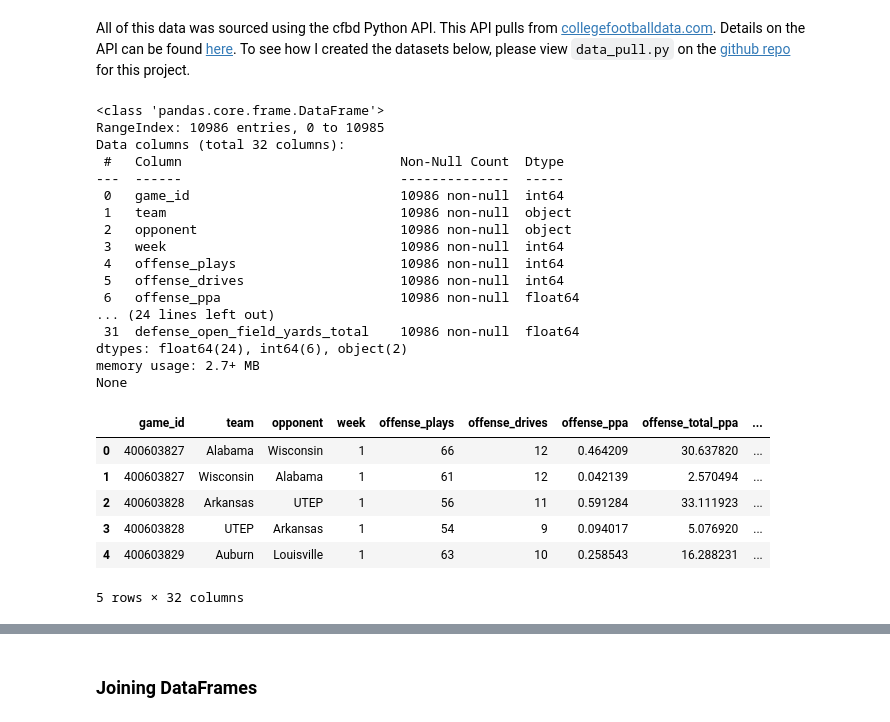
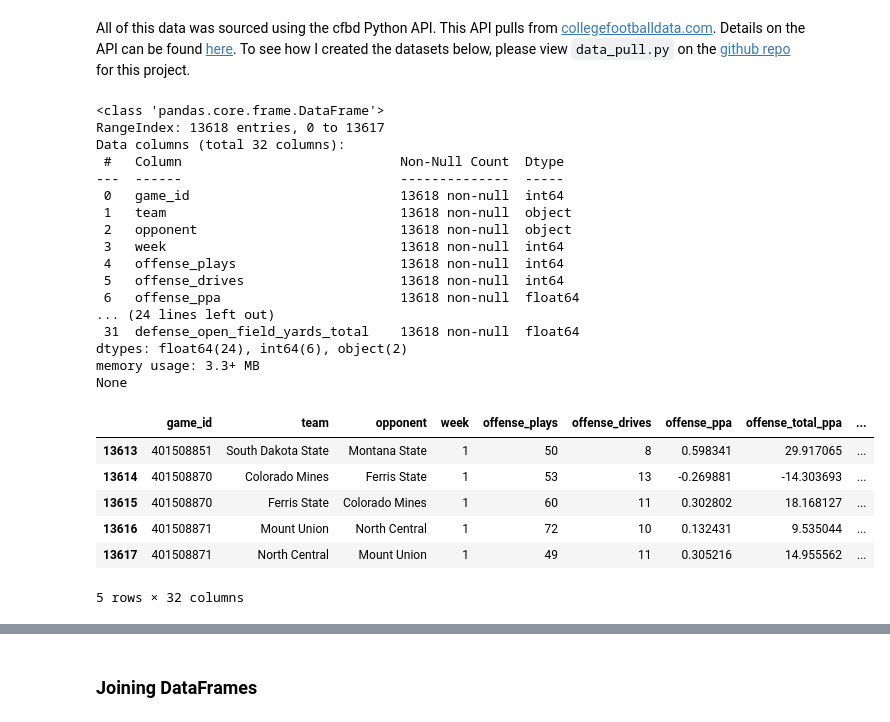
Before and after one commit to davidweck96/College-Football-Analysis, a Jupyter notebook: analysis.ipynb, the cells around one changed output, grey strips where cells are left out. Cells and saved outputs as stored; diff of their text form; code cells hidden in the pictures.

```diff
--- a/analysis.ipynb
+++ b/analysis.ipynb
@@ -31,31 +31,31 @@ teams_df = pd.read_csv(data_path + 'teams.csv')
 win_prob_df = pd.read_csv(data_path + 'win_prob_df.csv')
 # %%
 print(adv_stats_df.info())
-adv_stats_df.head()
+adv_stats_df.tail()
 # %% [output]
 <class 'pandas.core.frame.DataFrame'>
-RangeIndex: 10986 entries, 0 to 10985
+RangeIndex: 13618 entries, 0 to 13617
 Data columns (total 32 columns):
  #   Column                            Non-Null Count  Dtype
 ---  ------                            --------------  -----
- 0   game_id                           10986 non-null  int64
- 1   team                              10986 non-null  object
- 2   opponent                          10986 non-null  object
- 3   week                              10986 non-null  int64
- 4   offense_plays                     10986 non-null  int64
- 5   offense_drives                    10986 non-null  int64
- 6   offense_ppa                       10986 non-null  float64
+ 0   game_id                           13618 non-null  int64
+ 1   team                              13618 non-null  object
+ 2   opponent                          13618 non-null  object
+ 3   week                              13618 non-null  int64
+ 4   offense_plays                     13618 non-null  int64
+ 5   offense_drives                    13618 non-null  int64
+ 6   offense_ppa                       13618 non-null  float64
 ... (24 lines left out)
- 31  defense_open_field_yards_total    10986 non-null  float64
+ 31  defense_open_field_yards_total    13618 non-null  float64
 dtypes: float64(24), int64(6), object(2)
-memory usage: 2.7+ MB
+memory usage: 3.3+ MB
 None
 |  | game_id | team | opponent | week | offense_plays | offense_drives | offense_ppa | offense_total_ppa | ... |
-| 0 | 400603827 | Alabama | Wisconsin | 1 | 66 | 12 | 0.464209 | 30.637820 | ... |
-| 1 | 400603827 | Wisconsin | Alabama | 1 | 61 | 12 | 0.042139 | 2.570494 | ... |
-| 2 | 400603828 | Arkansas | UTEP | 1 | 56 | 11 | 0.591284 | 33.111923 | ... |
-| 3 | 400603828 | UTEP | Arkansas | 1 | 54 | 9 | 0.094017 | 5.076920 | ... |
-| 4 | 400603829 | Auburn | Louisville | 1 | 63 | 10 | 0.258543 | 16.288231 | ... |
+| 13613 | 401508851 | South Dakota State | Montana State | 1 | 50 | 8 | 0.598341 | 29.917065 | ... |
+| 13614 | 401508870 | Colorado Mines | Ferris State | 1 | 53 | 13 | -0.269881 | -14.303693 | ... |
+| 13615 | 401508870 | Ferris State | Colorado Mines | 1 | 60 | 11 | 0.302802 | 18.168127 | ... |
+| 13616 | 401508871 | Mount Union | North Central | 1 | 72 | 10 | 0.132431 | 9.535044 | ... |
+| 13617 | 401508871 | North Central | Mount Union | 1 | 49 | 11 | 0.305216 | 14.955562 | ... |
 5 rows × 32 columns
 # %%
 print(betting_df.info())
```
Also changed, not shown: parts of 11 cells of this notebook, 1 other file.
